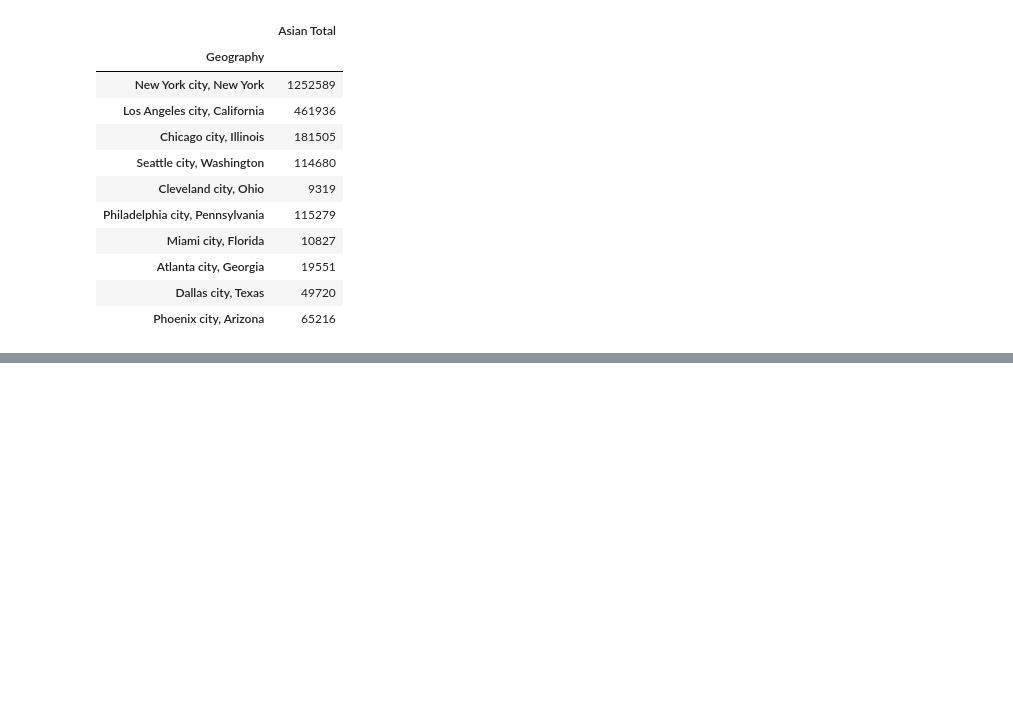
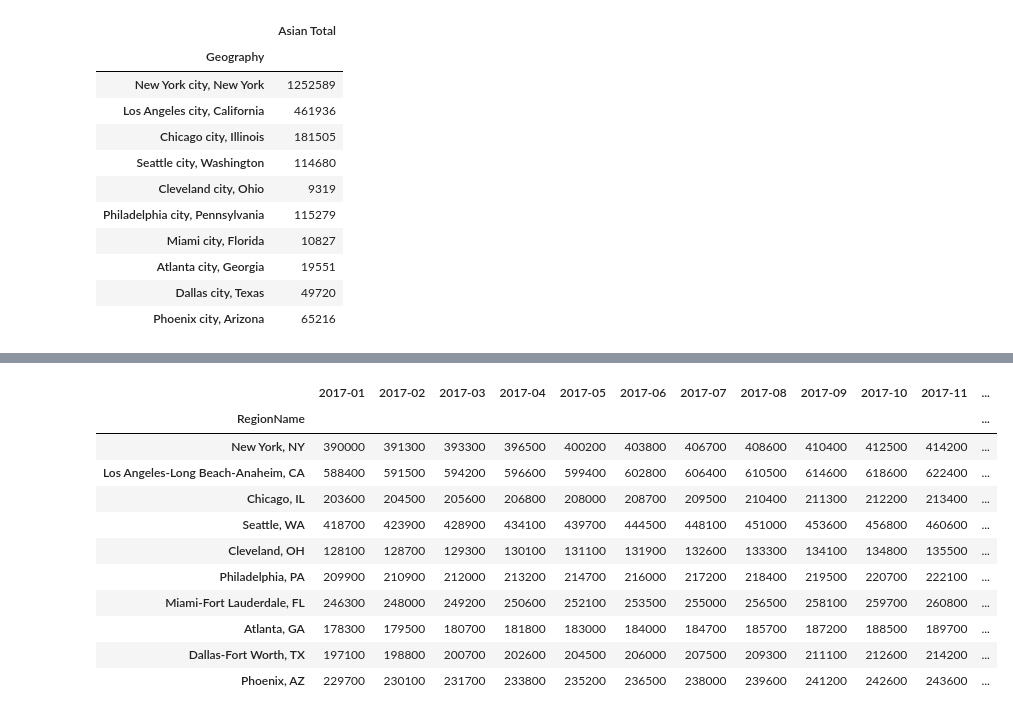
Before and after one commit to diamondwyrm/Project-1-Team-5, a Jupyter notebook: Demographic-Housing-Prices/Demographics.ipynb, the cells around one changed output, grey strips where cells are left out. Saved outputs shown, nothing was run; the diff lists cells and outputs as text; code cells hidden in the pictures; blank space fills up the shorter version.

```diff
--- a/Demographic-Housing-Prices/Demographics.ipynb
+++ b/Demographic-Housing-Prices/Demographics.ipynb
@@ -6,11 +6,13 @@ fileWhite = "Resources/White_Not_Hispanic.csv"
 fileLatino = "Resources/Hispanic_or_Latino.csv"
 fileBlack = "Resources/Black_or_African_American.csv"
 fileAsian = "Resources/Asian_Alone.csv"
+fileHousePrices = "Resources/Metro_Zhvi_AllHomes.csv"
 
 white_df = pd.read_csv(fileWhite)
 latino_df = pd.read_csv(fileLatino)
 black_df = pd.read_csv(fileBlack)
 asian_df = pd.read_csv(fileAsian)
+house_price_df = pd.read_csv(fileHousePrices, encoding="ISO-8859-1")
 # %%
 white_df.head()
 # %% [output]
@@ -296,0 +269,15 @@ demographics_df
+# %%
+house_price_df = house_price_df.set_index("RegionName")
+# %%
+house_price_select_df = pd.DataFrame(house_price_df.loc[[
+    "New York, NY",
+    "Los Angeles-Long Beach-Anaheim, CA",
+    "Chicago, IL",
+    "Seattle, WA",
+    "Cleveland, OH",
+    "Philadelphia, PA",
+    "Miami-Fort Lauderdale, FL",
+    "Atlanta, GA",
+    "Dallas-Fort Worth, TX",
+    "Phoenix, AZ"]])
+house_price_select_df
@@ -296,0 +298,29 @@ demographics_df
+# %%
+housing_prices_select_2017_df = pd.DataFrame(
+    house_price_select_df[["2017-01",
+                              "2017-02",
+                              "2017-03",
+                              "2017-04",
+                              "2017-05",
+                              "2017-06",
+                              "2017-07",
+                              "2017-08",
+                              "2017-09",
+                              "2017-10",
+                              "2017-11",
+                              "2017-12"]])
+
+housing_prices_select_2017_df
+# %% [output]
+|  | 2017-01 | 2017-02 | 2017-03 | 2017-04 | 2017-05 | 2017-06 | 2017-07 | 2017-08 | 2017-09 | 2017-10 | 2017-11 | ... |
+| RegionName |  |  |  |  |  |  |  |  |  |  |  | ... |
+| New York, NY | 390000 | 391300 | 393300 | 396500 | 400200 | 403800 | 406700 | 408600 | 410400 | 412500 | 414200 | ... |
+| Los Angeles-Long Beach-Anaheim, CA | 588400 | 591500 | 594200 | 596600 | 599400 | 602800 | 606400 | 610500 | 614600 | 618600 | 622400 | ... |
+| Chicago, IL | 203600 | 204500 | 205600 | 206800 | 208000 | 208700 | 209500 | 210400 | 211300 | 212200 | 213400 | ... |
+| Seattle, WA | 418700 | 423900 | 428900 | 434100 | 439700 | 444500 | 448100 | 451000 | 453600 | 456800 | 460600 | ... |
+| Cleveland, OH | 128100 | 128700 | 129300 | 130100 | 131100 | 131900 | 132600 | 133300 | 134100 | 134800 | 135500 | ... |
+| Philadelphia, PA | 209900 | 210900 | 212000 | 213200 | 214700 | 216000 | 217200 | 218400 | 219500 | 220700 | 222100 | ... |
+| Miami-Fort Lauderdale, FL | 246300 | 248000 | 249200 | 250600 | 252100 | 253500 | 255000 | 256500 | 258100 | 259700 | 260800 | ... |
+| Atlanta, GA | 178300 | 179500 | 180700 | 181800 | 183000 | 184000 | 184700 | 185700 | 187200 | 188500 | 189700 | ... |
+| Dallas-Fort Worth, TX | 197100 | 198800 | 200700 | 202600 | 204500 | 206000 | 207500 | 209300 | 211100 | 212600 | 214200 | ... |
+| Phoenix, AZ | 229700 | 230100 | 231700 | 233800 | 235200 | 236500 | 238000 | 239600 | 241200 | 242600 | 243600 | ... |
```
Also changed, not shown: parts of 7 cells of this notebook, 2 other files.
